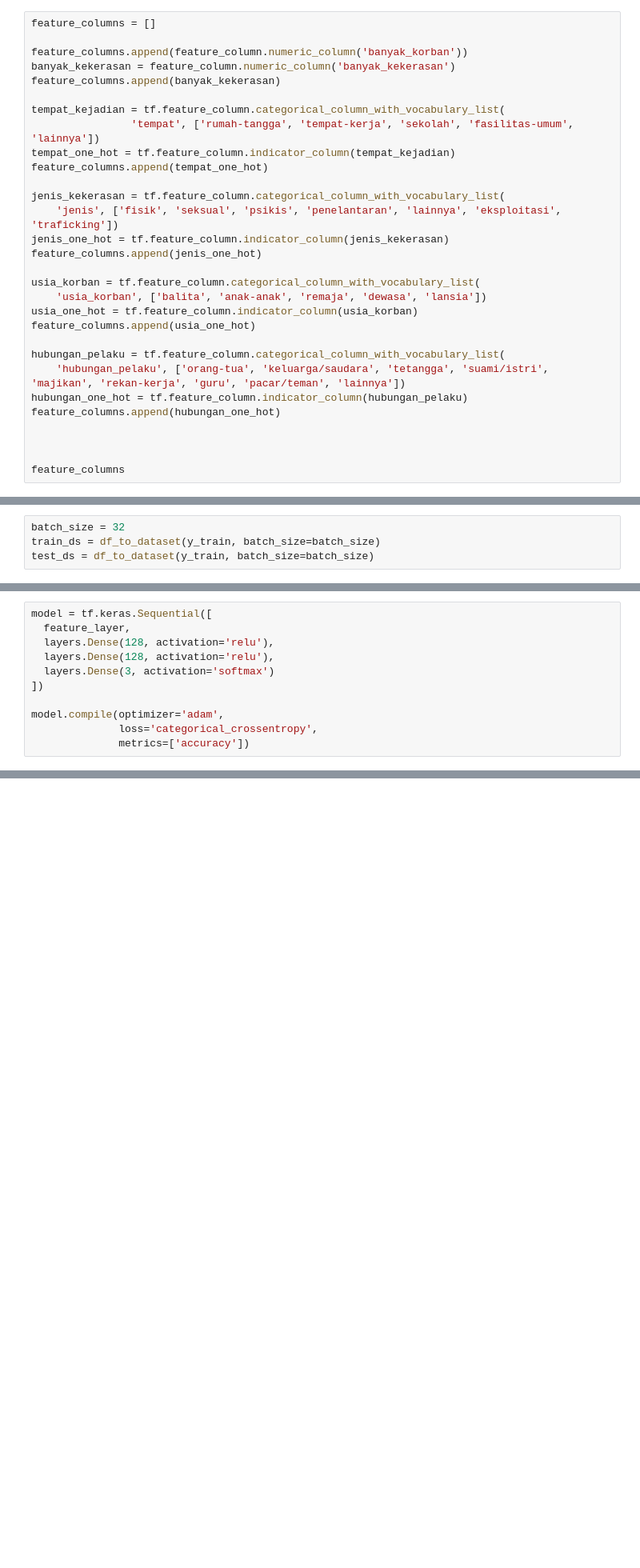
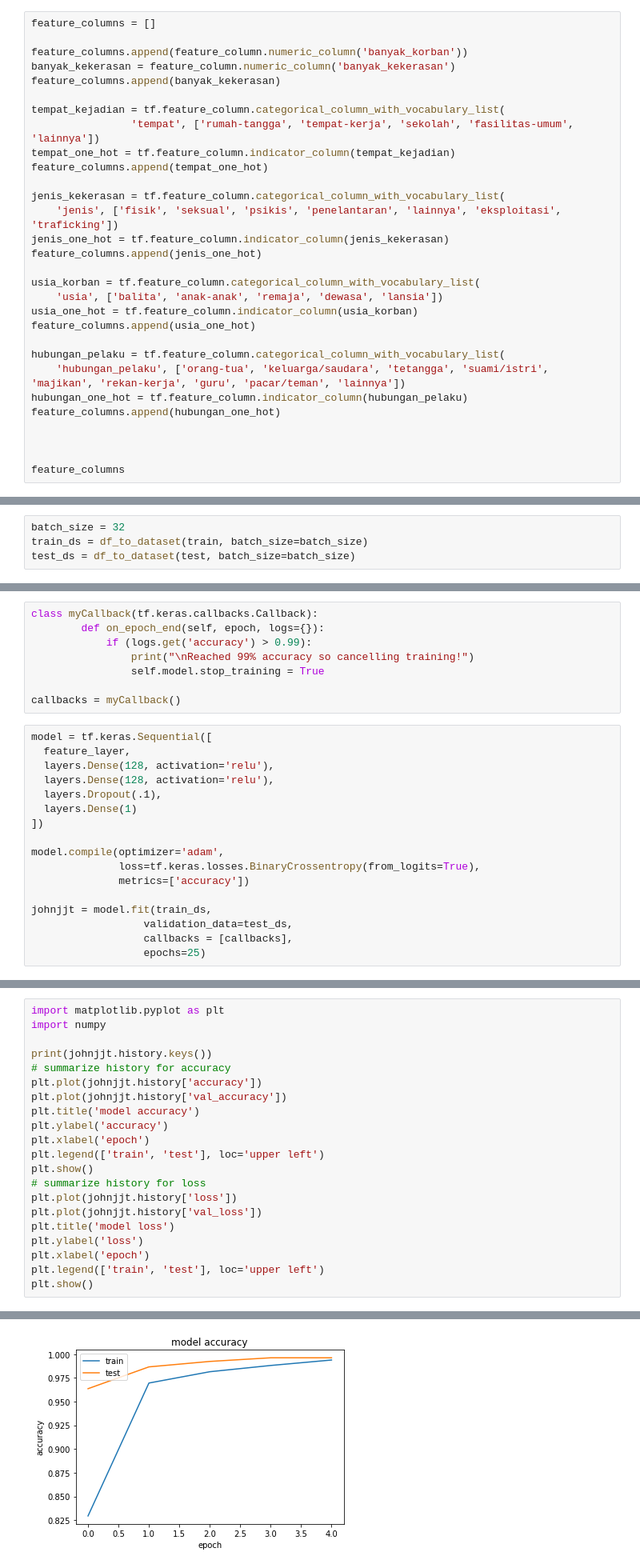
Before and after one commit to martinpdab/asapa, a Jupyter notebook: machine_learning.ipynb, the cells around one changed output, grey strips where cells are left out. Shown at 80% size. Saved outputs shown, nothing was run; the diff lists cells and outputs as text; blank space fills up the shorter version.

```diff
--- a/machine_learning.ipynb
+++ b/machine_learning.ipynb
@@ -109,7 +107,7 @@ jenis_one_hot = tf.feature_column.indicator_column(jenis_kekerasan)
 feature_columns.append(jenis_one_hot)
 
 usia_korban = tf.feature_column.categorical_column_with_vocabulary_list(
-    'usia_korban', ['balita', 'anak-anak', 'remaja', 'dewasa', 'lansia'])
+    'usia', ['balita', 'anak-anak', 'remaja', 'dewasa', 'lansia'])
 usia_one_hot = tf.feature_column.indicator_column(usia_korban)
 feature_columns.append(usia_one_hot)
 
@@ -151,4 +149,4 @@ Name: label, Length: 5219, dtype: int64
 # %%
 batch_size = 32
-train_ds = df_to_dataset(y_train, batch_size=batch_size)
-test_ds = df_to_dataset(y_train, batch_size=batch_size)
+train_ds = df_to_dataset(train, batch_size=batch_size)
+test_ds = df_to_dataset(test, batch_size=batch_size)
@@ -175,11 +153,25 @@ AttributeError: ignored
+# %%
+class myCallback(tf.keras.callbacks.Callback):
+        def on_epoch_end(self, epoch, logs={}):
+            if (logs.get('accuracy') > 0.99):
+                print("\nReached 99% accuracy so cancelling training!")
+                self.model.stop_training = True
+
+callbacks = myCallback()
 # %%
 model = tf.keras.Sequential([
   feature_layer,
   layers.Dense(128, activation='relu'),
   layers.Dense(128, activation='relu'),
-  layers.Dense(3, activation='softmax')
+  layers.Dropout(.1),
+  layers.Dense(1)
 ])
 
 model.compile(optimizer='adam',
-              loss='categorical_crossentropy',
+              loss=tf.keras.losses.BinaryCrossentropy(from_logits=True),
               metrics=['accuracy'])
+
+johnjjt = model.fit(train_ds,
+                  validation_data=test_ds,
+                  callbacks = [callbacks],
+                  epochs=25)
@@ -185,0 +196,22 @@ model.compile(optimizer='adam',
+# %%
+import matplotlib.pyplot as plt
+import numpy
+
+print(johnjjt.history.keys())
+# summarize history for accuracy
+plt.plot(johnjjt.history['accuracy'])
+plt.plot(johnjjt.history['val_accuracy'])
+plt.title('model accuracy')
+plt.ylabel('accuracy')
+plt.xlabel('epoch')
+plt.legend(['train', 'test'], loc='upper left')
+plt.show()
+# summarize history for loss
+plt.plot(johnjjt.history['loss'])
+plt.plot(johnjjt.history['val_loss'])
+plt.title('model loss')
+plt.ylabel('loss')
+plt.xlabel('epoch')
+plt.legend(['train', 'test'], loc='upper left')
+plt.show()
+# %% [output]
@@ -185,0 +219 @@ model.compile(optimizer='adam',
+[figure, added]
```
Also changed, not shown: parts of 16 cells of this notebook.
